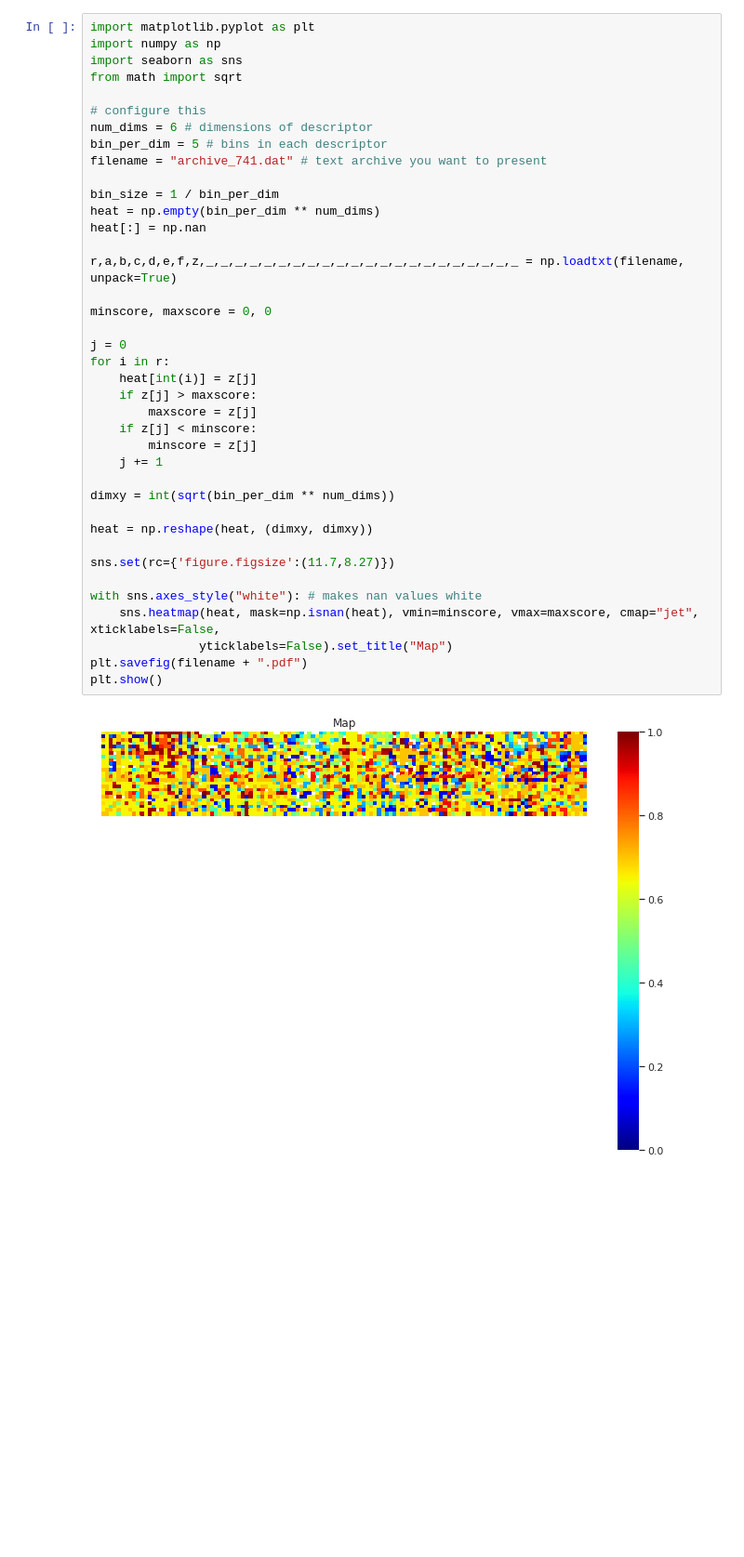
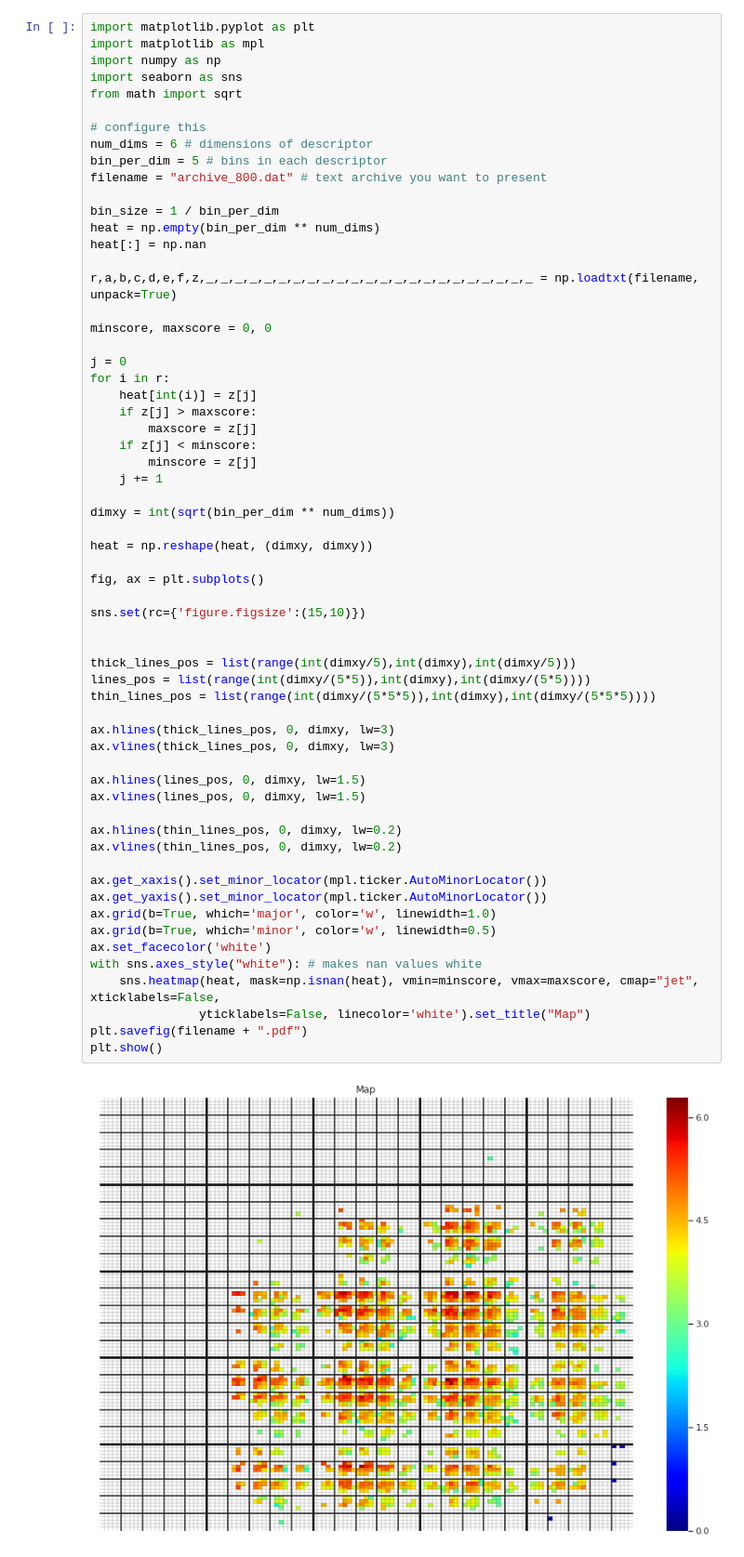
Before and after one commit to AranBSmith/map_stats, a Jupyter notebook: heat_map.ipynb, the cells around one changed output. Shown at 93% size. Saved outputs shown, nothing was run; the diff lists cells and outputs as text; blank space fills up the shorter version.

Commit message:
Aded grid lines for interpretability

```diff
--- a/heat_map.ipynb
+++ b/heat_map.ipynb
@@ -1,5 +1,6 @@
 # %%
 import matplotlib.pyplot as plt
+import matplotlib as mpl
 import numpy as np
 import seaborn as sns
 from math import sqrt
@@ -7,35 +8,56 @@ from math import sqrt
 # configure this
 num_dims = 6 # dimensions of descriptor
 bin_per_dim = 5 # bins in each descriptor
-filename = "archive_741.dat" # text archive you want to present
+filename = "archive_800.dat" # text archive you want to present
 
 bin_size = 1 / bin_per_dim
 heat = np.empty(bin_per_dim ** num_dims)
 heat[:] = np.nan
 
-r,a,b,c,d,e,f,z,_,_,_,_,_,_,_,_,_,_,_,_,_,_,_,_,_,_,_,_,_,_ = np.loadtxt(filename, unpack=True)
+r,a,b,c,d,e,f,z,_,_,_,_,_,_,_,_,_,_,_,_,_,_,_,_,_,_,_,_,_,_,_ = np.loadtxt(filename, unpack=True)
 
 minscore, maxscore = 0, 0
 
 j = 0
 for i in r:
     heat[int(i)] = z[j]
     if z[j] > maxscore:
         maxscore = z[j]
     if z[j] < minscore:
         minscore = z[j]
     j += 1
 
 dimxy = int(sqrt(bin_per_dim ** num_dims))
 
 heat = np.reshape(heat, (dimxy, dimxy))
 
-sns.set(rc={'figure.figsize':(11.7,8.27)})
+fig, ax = plt.subplots()
 
+sns.set(rc={'figure.figsize':(15,10)})
+
+
+thick_lines_pos = list(range(int(dimxy/5),int(dimxy),int(dimxy/5)))
+lines_pos = list(range(int(dimxy/(5*5)),int(dimxy),int(dimxy/(5*5))))
+thin_lines_pos = list(range(int(dimxy/(5*5*5)),int(dimxy),int(dimxy/(5*5*5))))
+
+ax.hlines(thick_lines_pos, 0, dimxy, lw=3)
+ax.vlines(thick_lines_pos, 0, dimxy, lw=3)
+
+ax.hlines(lines_pos, 0, dimxy, lw=1.5)
+ax.vlines(lines_pos, 0, dimxy, lw=1.5)
+
+ax.hlines(thin_lines_pos, 0, dimxy, lw=0.2)
+ax.vlines(thin_lines_pos, 0, dimxy, lw=0.2)
+
+ax.get_xaxis().set_minor_locator(mpl.ticker.AutoMinorLocator())
+ax.get_yaxis().set_minor_locator(mpl.ticker.AutoMinorLocator())
+ax.grid(b=True, which='major', color='w', linewidth=1.0)
+ax.grid(b=True, which='minor', color='w', linewidth=0.5)
+ax.set_facecolor('white')
 with sns.axes_style("white"): # makes nan values white
     sns.heatmap(heat, mask=np.isnan(heat), vmin=minscore, vmax=maxscore, cmap="jet", xticklabels=False,
-               yticklabels=False).set_title("Map")
+               yticklabels=False, linecolor='white').set_title("Map")
 plt.savefig(filename + ".pdf")
 plt.show()
 # %% [output]
-[figure, old version]
+[figure, new version]
```
Also changed, not shown: parts of 2 cells of this notebook.
